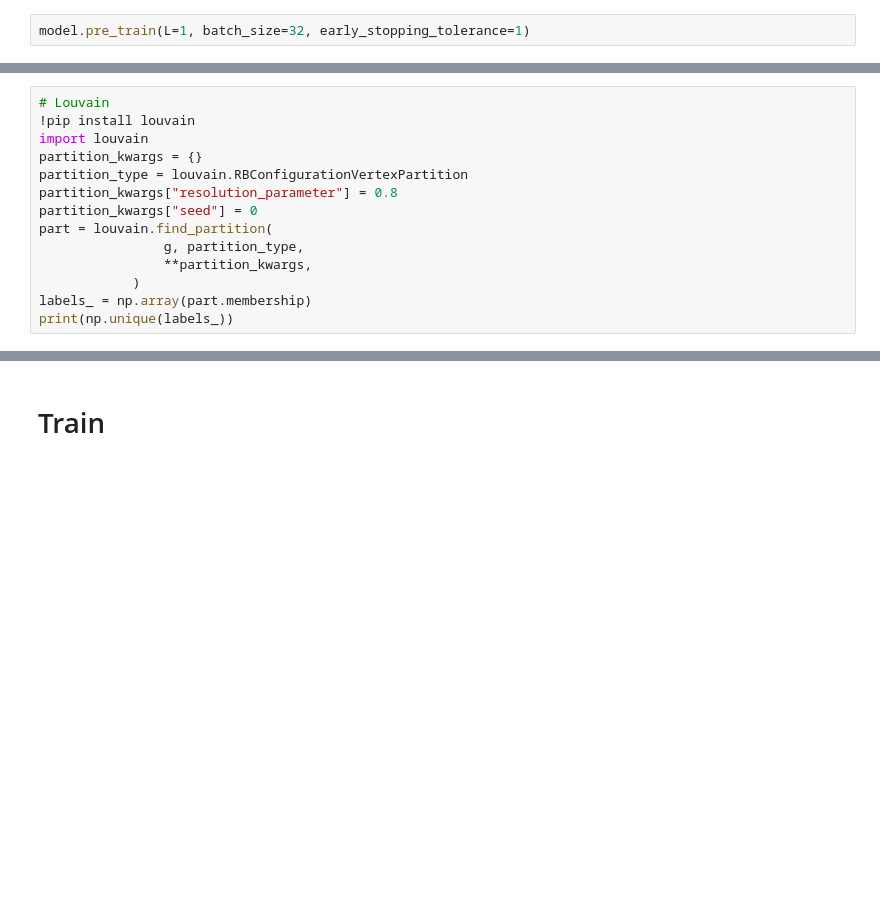
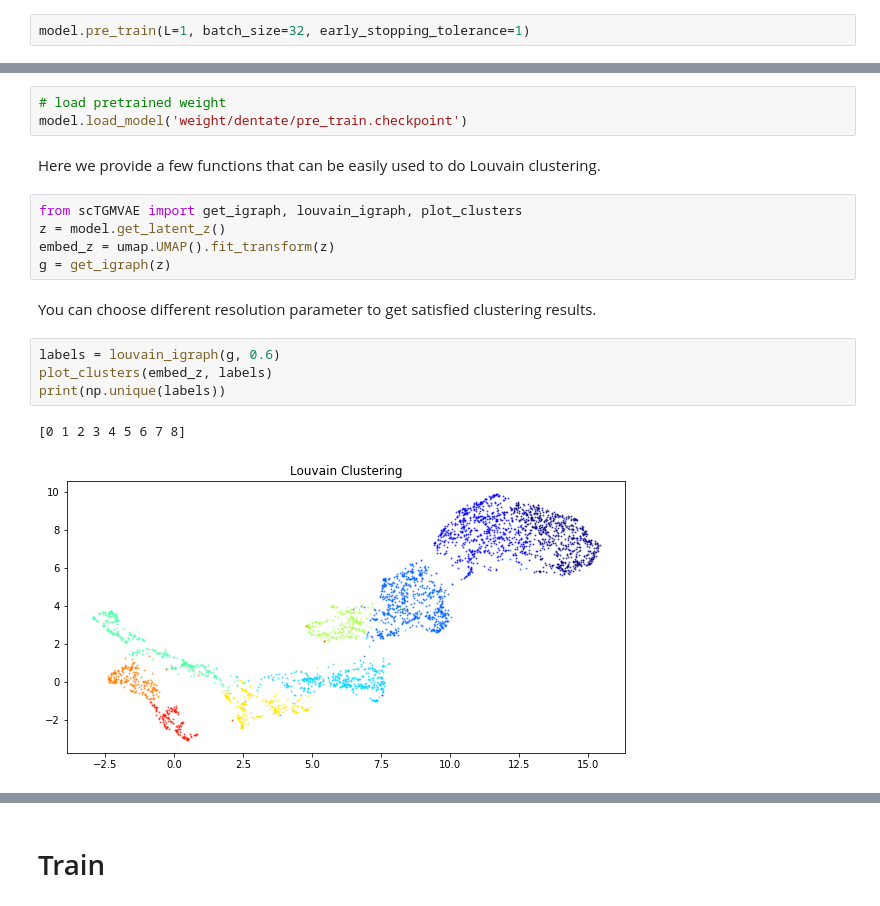
Before and after one commit to jaydu1/VITAE, a Jupyter notebook: example.ipynb, the cells around one changed output, grey strips where cells are left out. Saved outputs shown, nothing was run; the diff lists cells and outputs as text; blank space fills up the shorter version.

```diff
--- a/example.ipynb
+++ b/example.ipynb
@@ -99,14 +54,19 @@ g = get_igraph_from_adjacency(connectivities)
-# %%
-# Louvain
-!pip install louvain
-import louvain
-partition_kwargs = {}
-partition_type = louvain.RBConfigurationVertexPartition
-partition_kwargs["resolution_parameter"] = 0.8
-partition_kwargs["seed"] = 0
-part = louvain.find_partition(
-                g, partition_type,
-                **partition_kwargs,
-            )
-labels_ = np.array(part.membership)
-print(np.unique(labels_))
+# %%
+# load pretrained weight
+model.load_model('weight/dentate/pre_train.checkpoint')
+# %% [markdown]
+Here we provide a few functions that can be easily used to do Louvain clustering.
+# %%
+from scTGMVAE import get_igraph, louvain_igraph, plot_clusters
+z = model.get_latent_z()
+embed_z = umap.UMAP().fit_transform(z)
+g = get_igraph(z)
+# %% [markdown]
+You can choose different resolution parameter to get satisfied clustering results.
+# %%
+labels = louvain_igraph(g, 0.6)
+plot_clusters(embed_z, labels)
+print(np.unique(labels))
+# %% [output]
+[0 1 2 3 4 5 6 7 8]
+[figure, added]
```
Also changed, not shown: parts of 15 cells of this notebook.
